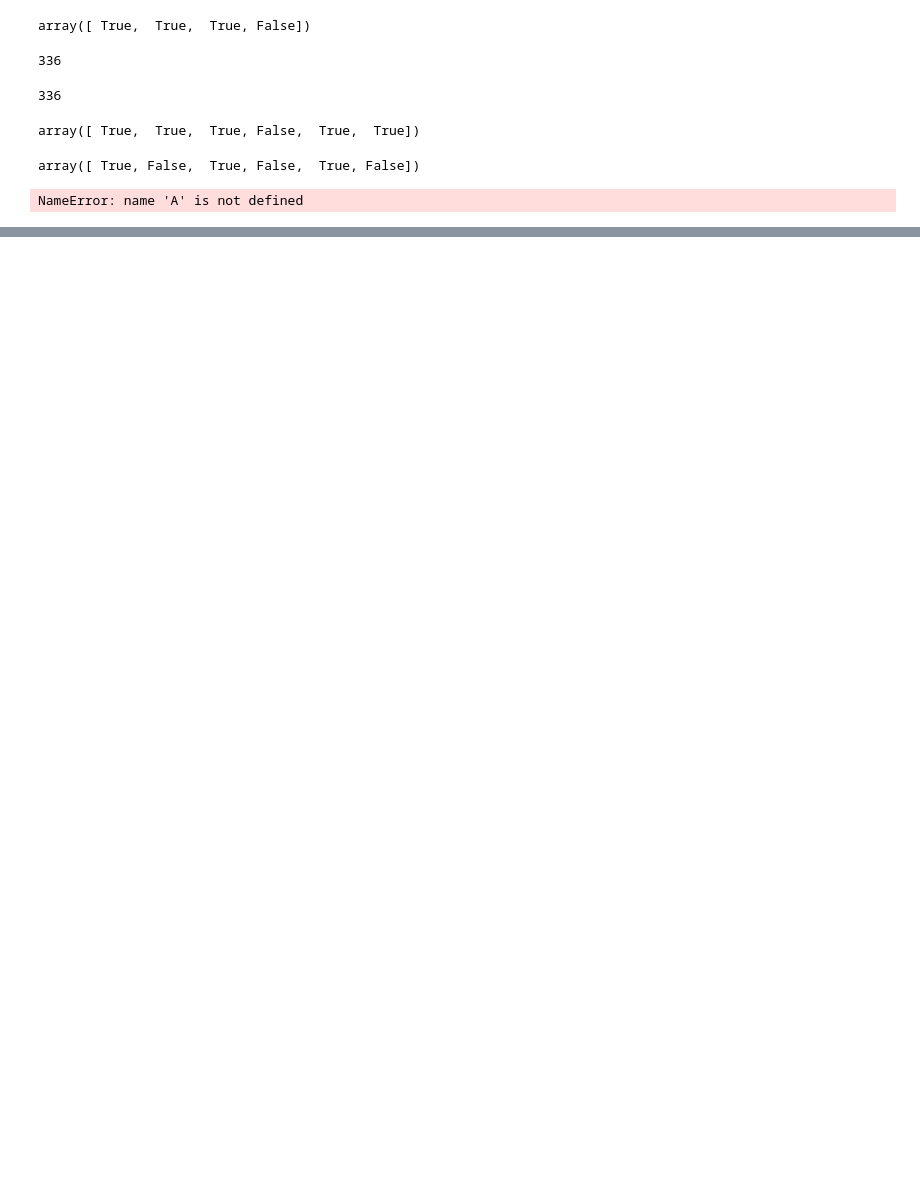
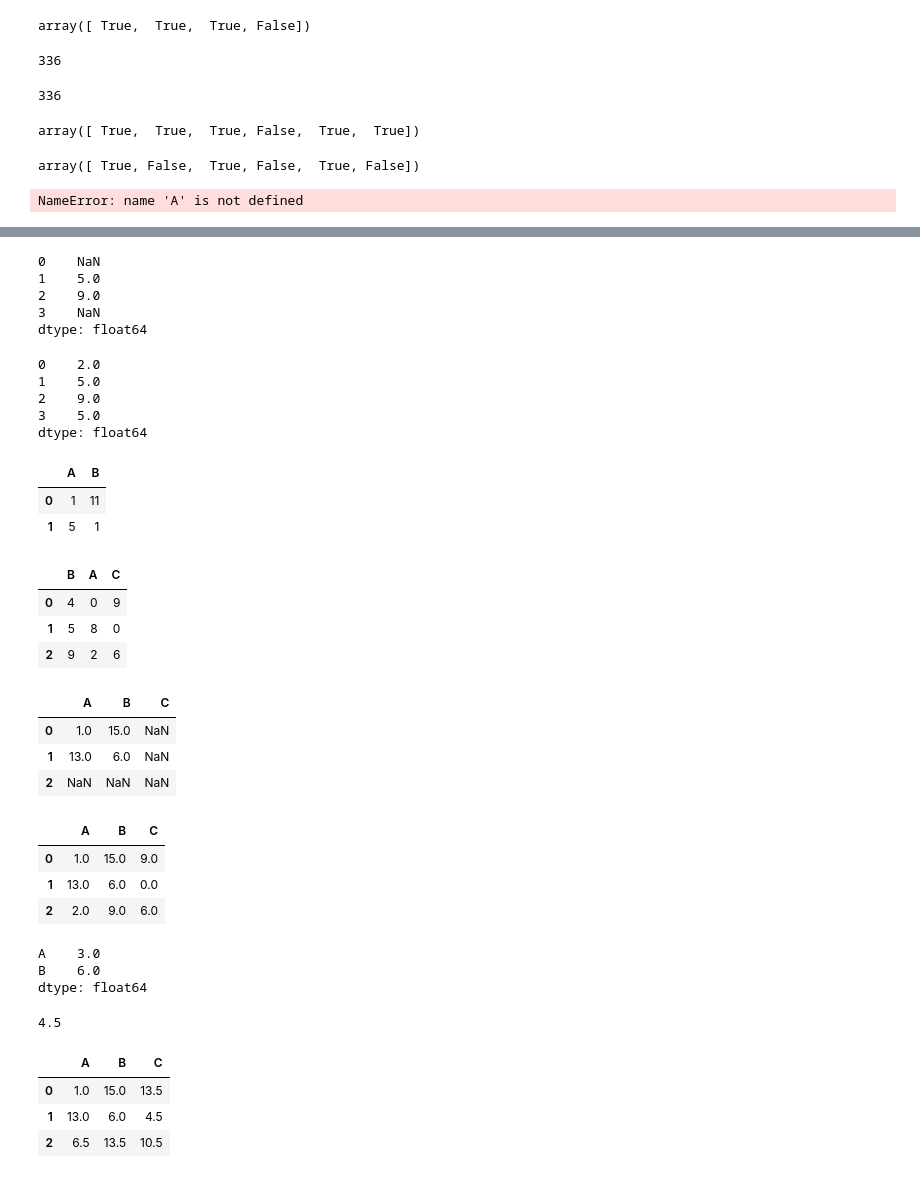
Before and after one commit to t8t/python22, a Jupyter notebook: Day3.ipynb, the cells around one changed output, grey strips where cells are left out. Cells and saved outputs as stored; diff of their text form; code cells hidden in the pictures; blank space fills up the shorter version.

```diff
--- a/Day3.ipynb
+++ b/Day3.ipynb
@@ -1386,0 +1622,64 @@ data['area']['California']
+# %%
+A + B
+# %% [output]
+0    NaN
+1    5.0
+2    9.0
+3    NaN
+dtype: float64
+# %%
+A.add(B, fill_value=0)
+# %% [output]
+0    2.0
+1    5.0
+2    9.0
+3    5.0
+dtype: float64
+# %%
+A = pd.DataFrame(rng.randint(0, 20, (2, 2)),
+                 columns=list('AB'))
+A
+# %% [output]
+|  | A | B |
+| 0 | 1 | 11 |
+| 1 | 5 | 1 |
+# %%
+B = pd.DataFrame(rng.randint(0, 10, (3, 3)),
+                 columns=list('BAC'))
+B
+# %% [output]
+|  | B | A | C |
+| 0 | 4 | 0 | 9 |
+| 1 | 5 | 8 | 0 |
+| 2 | 9 | 2 | 6 |
+# %%
+A + B
+# %% [output]
+|  | A | B | C |
+| 0 | 1.0 | 15.0 | NaN |
+| 1 | 13.0 | 6.0 | NaN |
+| 2 | NaN | NaN | NaN |
+# %%
+A.add(B, fill_value=0)
+# %% [output]
+|  | A | B | C |
+| 0 | 1.0 | 15.0 | 9.0 |
+| 1 | 13.0 | 6.0 | 0.0 |
+| 2 | 2.0 | 9.0 | 6.0 |
+# %%
+A.mean() # 열 평균
+# %% [output]
+A    3.0
+B    6.0
+dtype: float64
+# %%
+A.stack().mean() # 전체 평균
+# %% [output]
+4.5
+# %%
+A.add(B, fill_value=A.stack().mean())
+# %% [output]
+|  | A | B | C |
+| 0 | 1.0 | 15.0 | 13.5 |
+| 1 | 13.0 | 6.0 | 4.5 |
+| 2 | 6.5 | 13.5 | 10.5 |
```
Also changed, not shown: parts of 232 cells of this notebook.
